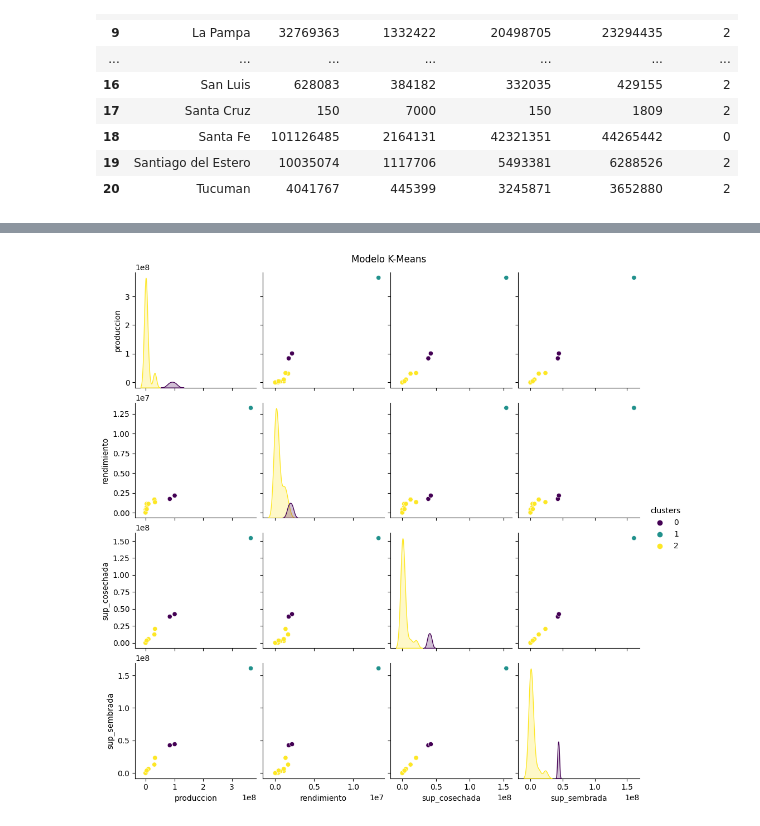
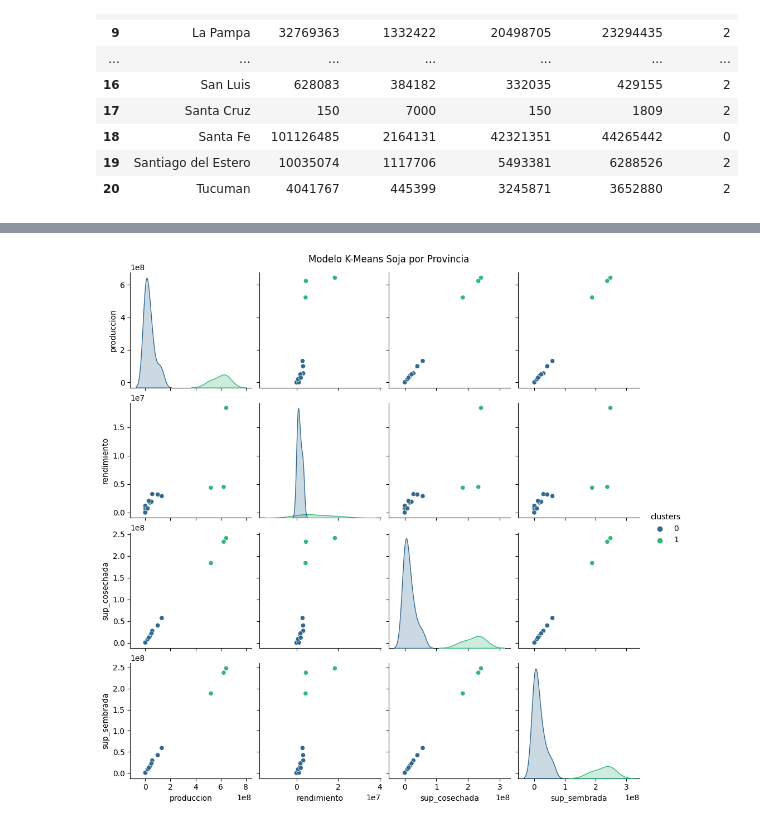
Before and after one commit to IvanGonzal0/Proyecto_Final_BigData, a Jupyter notebook: Final_BigData_IvanGonzaloTapia.ipynb, the cells around one changed output, grey strips where cells are left out. Cells and saved outputs as stored; diff of their text form; code cells hidden in the pictures.

```diff
--- a/Final_BigData_IvanGonzaloTapia.ipynb
+++ b/Final_BigData_IvanGonzaloTapia.ipynb
@@ -674,0 +861,5 @@ df_agrupado_por_provincia_km
+# %%
+df_agrupado_por_provincia_soja = df_agrupado_soja.groupby('provincia').sum().reset_index()
+
+# Visualizar el DataFrame agrupado por 'provincia'
+df_agrupado_por_provincia_soja
@@ -674,0 +884,2 @@ df_agrupado_por_provincia_km
+# %%
+X2_soja = df_agrupado_por_provincia_soja[['produccion', 'rendimiento', 'sup_sembrada', 'sup_cosechada']]
@@ -674,0 +890,5 @@ df_agrupado_por_provincia_km
+# %%
+#creacion del modelo con K optimo
+kmeans = KMeans(n_clusters=2, random_state=42)
+#entrenamos el modelo y guardamos los resutados en la variable clusters
+clusters = kmeans.fit_predict(X2_soja)
@@ -674,0 +897,5 @@ df_agrupado_por_provincia_km
+# %%
+# creamos un df para el modelo KMeans, al que le vamos a agregar los clusters obtenidos
+df_agrupado_por_provincia_soja_km = df_agrupado_por_provincia_soja.copy()
+df_agrupado_por_provincia_soja_km['clusters'] = clusters
+df_agrupado_por_provincia_soja_km
@@ -675,6 +920,6 @@ df_agrupado_por_provincia_km
 # %%
-sns.pairplot(df_agrupado_por_provincia_km, hue='clusters', palette='viridis', vars=['produccion','rendimiento', 'sup_cosechada', 'sup_sembrada'])
-plt.suptitle('Modelo K-Means', y=1)
+sns.pairplot(df_agrupado_por_provincia_soja_km, hue='clusters', palette='viridis', vars=['produccion','rendimiento', 'sup_cosechada', 'sup_sembrada'])
+plt.suptitle('Modelo K-Means Soja por Provincia', y=1)
 plt.show()
 # %% [output]
-[figure, old version]
+[figure, new version]
```
Also changed, not shown: parts of 63 cells of this notebook.
